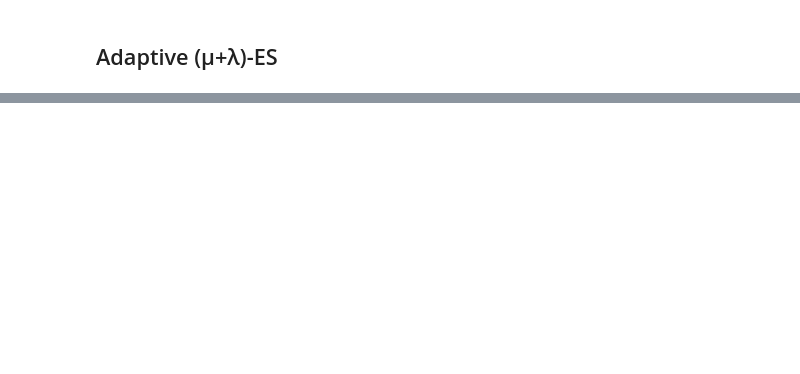
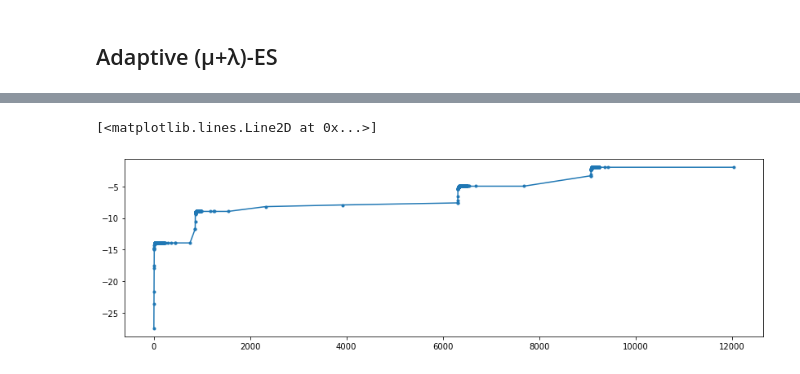
Before and after one commit to squillero/computational-intelligence, a Jupyter notebook: rastrigin.ipynb, the cells around one changed output, grey strips where cells are left out. Cells and saved outputs as stored; diff of their text form; code cells hidden in the pictures; blank space fills up the shorter version.

```diff
--- a/rastrigin.ipynb
+++ b/rastrigin.ipynb
@@ -93,15 +104,16 @@ plt.plot(history[:,0], history[:,1], marker='.')
 # %% [markdown]
 ## Adaptive (μ+λ)-ES
 # %%
-μ = 10
-λ = 100
+μ = 5
+λ = 50
 σ = 1
 
-population = np.random.random((μ, 3)) * [5.12 * 2, 5.12 * 2, σ]  - [5.12, 5.12, 0]
+population = np.random.random((μ, N_DIM + 1))
+population[:,:-1] = population[:,:-1] * 5.12 * 2 - 5.12
+population[:,-1] *= σ
+
 best_so_far = None
-
 history = list()
-
 for step in tqdm(range(1_000_000 // λ)):
     # offspring <- select λ random points from the population of μ
     offspring = population[np.random.randint(0, μ, size=(λ,))]
@@ -111,7 +123,7 @@ for step in tqdm(range(1_000_000 // λ)):
     # mutate all v (all columns but the last), using the σ in the last column
     offspring[:,0:-1] = np.random.normal(loc=offspring[:,0:-1], scale=offspring[:,-1].reshape(-1, 1))
     # add an extra column with the evaluation and sort
-    offspring = np.concatenate([offspring, FUNCTION(offspring[:,0:-1]).reshape(-1, 1)], axis=1)
+    offspring = np.concatenate([offspring, rastrigin(offspring[:,0:-1]).reshape(-1, 1)], axis=1)
     offspring = offspring[offspring[:, -1].argsort()]
     # save best (just for the plot)
     if best_so_far is None or best_so_far < offspring[-1,-1]:
@@ -120,10 +132,11 @@ for step in tqdm(range(1_000_000 // λ)):
     # select the μ with max fitness and discard fitness
     population = np.copy(offspring[-μ:,:-1])
 
-final = np.concatenate([population, FUNCTION(population[:,0:-1]).reshape(-1, 1)], axis=1)
+final = np.concatenate([population, rastrigin(population[:,0:-1]).reshape(-1, 1)], axis=1)
 best_individual = final[final[:, -1].argsort()][-1]
-logging.info(f"Best solution: {best_individual[:-2]} ({best_individual[-1]}) (with σ={best_individual[-2]:0.3f})")
+logging.info(f"Best solution: {best_individual[-1]} (with σ={best_individual[-2]:0.3f})")
 
 history = np.array(history)
-plt.figure(figsize=(14, 8))
+plt.figure(figsize=(14, 4))
 plt.plot(history[:,0], history[:,1], marker='.')
+# %% [output]
@@ -129,0 +144,2 @@ plt.plot(history[:,0], history[:,1], marker='.')
+[<matplotlib.lines.Line2D at 0x...>]
+[figure, added]
```
Also changed, not shown: parts of 5 cells of this notebook.
